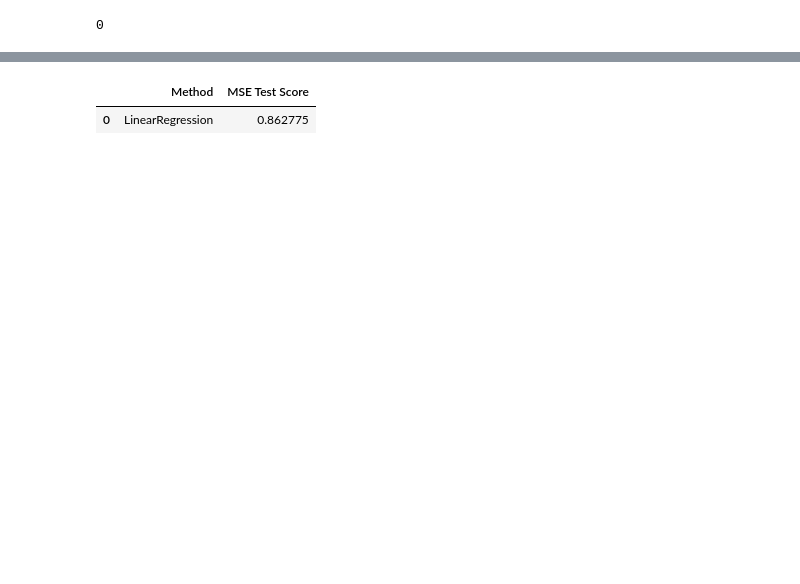
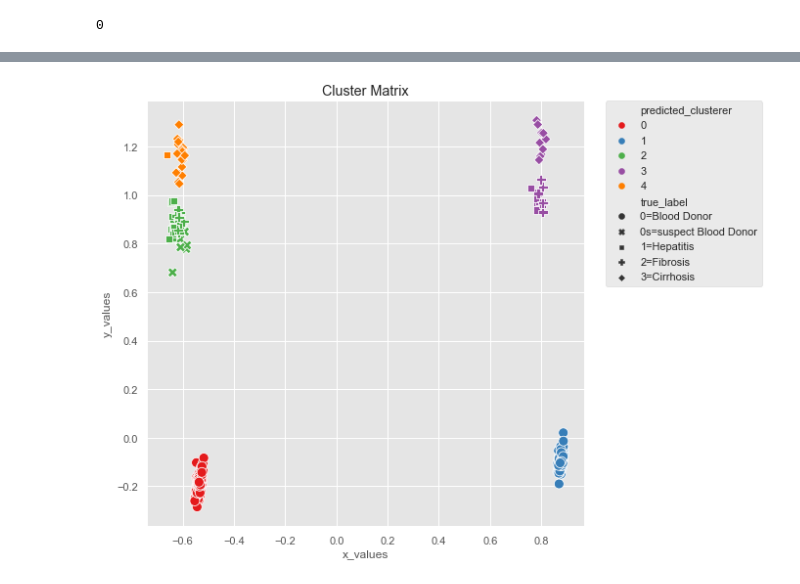
Before and after one commit to Omuk/Fullstack-Data-Analyst, a Jupyter notebook: Learning/code_examples/practice/practice_field.ipynb, the cells around one changed output, grey strips where cells are left out. Cells and saved outputs as stored; diff of their text form; code cells hidden in the pictures; blank space fills up the shorter version.

```diff
--- a/Learning/code_examples/practice/practice_field.ipynb
+++ b/Learning/code_examples/practice/practice_field.ipynb
@@ -47,6 +54,0 @@ orig_val_sex = data.sex
-# %%
-le = LabelEncoder()
-
-data.sex = le.fit_transform(data.sex)
-data.smoker = le.fit_transform(data.smoker)
-data.region = le.fit_transform(data.region)
@@ -124,16 +191,25 @@ mod_per_mse
-# %%
-ranfor = RandomForestRegressor(n_estimators=100, criterion='squared_error',random_state=42,n_jobs=-1)
-ranfor.fit(x_train,y_train)
-
-y_pred = ranfor.predict(x_test)
-
-scr_r2 = r2_score(y_test,y_pred)
-
-mod_per_r2 = pd.DataFrame( [
-    'LinearRegression', scr_r2
-]).transpose()
-mod_per_r2.columns = ['Method', 'MSE Test Score']
-mod_per_r2
-# %% [output]
-|  | Method | MSE Test Score |
-| 0 | LinearRegression | 0.862775 |
+# %%
+pcdaf = pd.DataFrame(
+    preprocessed_data,columns=['x_values','y_values']
+)
+
+pcdaf['predicted_clusterer'] = predicted_labels
+pcdaf['true_label'] = le.inverse_transform(true_labels)
+
+plt.figure(figsize=(8,8))
+scat = sns.scatterplot(
+    x = 'x_values',
+    y = 'y_values',
+    s = 100,
+    data = pcdaf,
+    hue = 'predicted_clusterer',
+    style='true_label',
+    palette='Set1',
+
+)
+
+scat.set_title('Cluster Matrix')
+plt.legend(bbox_to_anchor=(1.05,1),loc=2,borderaxespad=0.0)
+plt.show()
+# %% [output]
+[figure, added]
```
Also changed, not shown: parts of 21 cells of this notebook.
